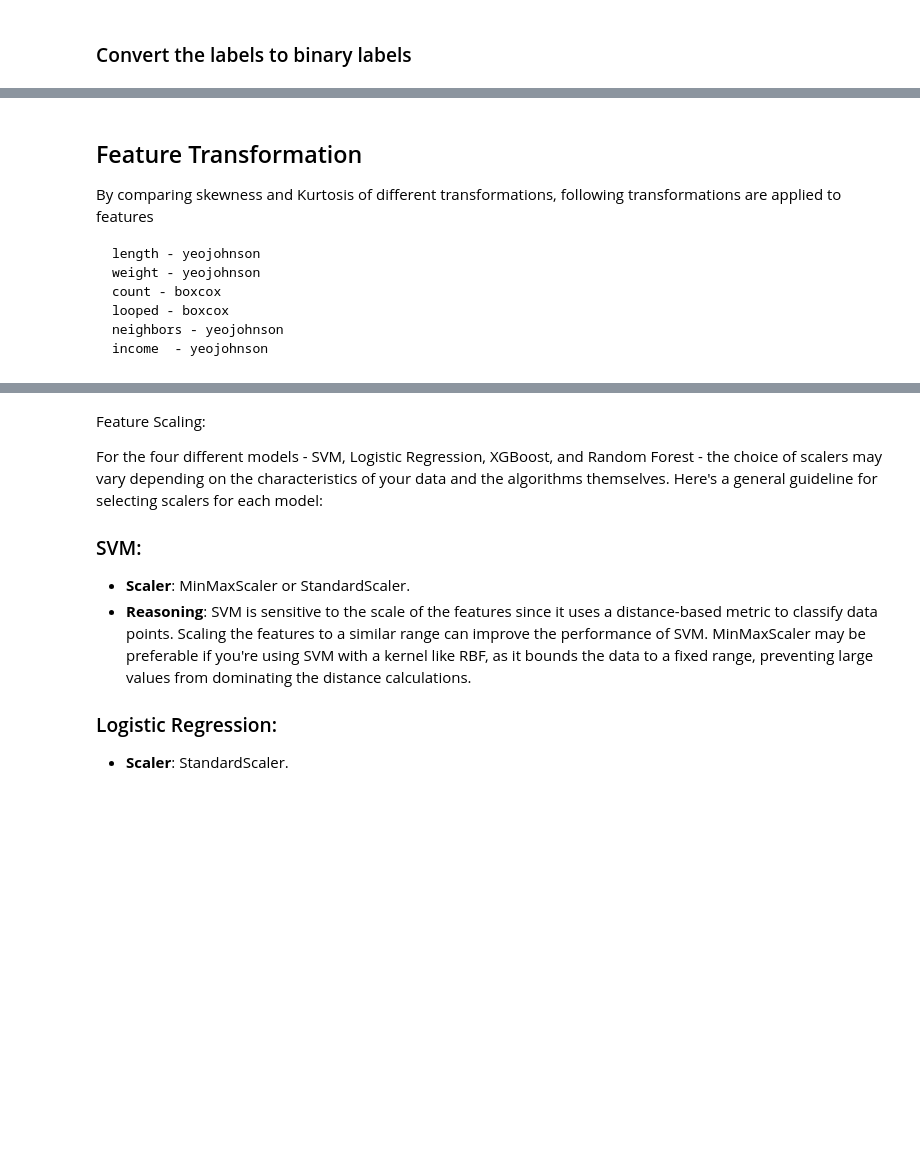
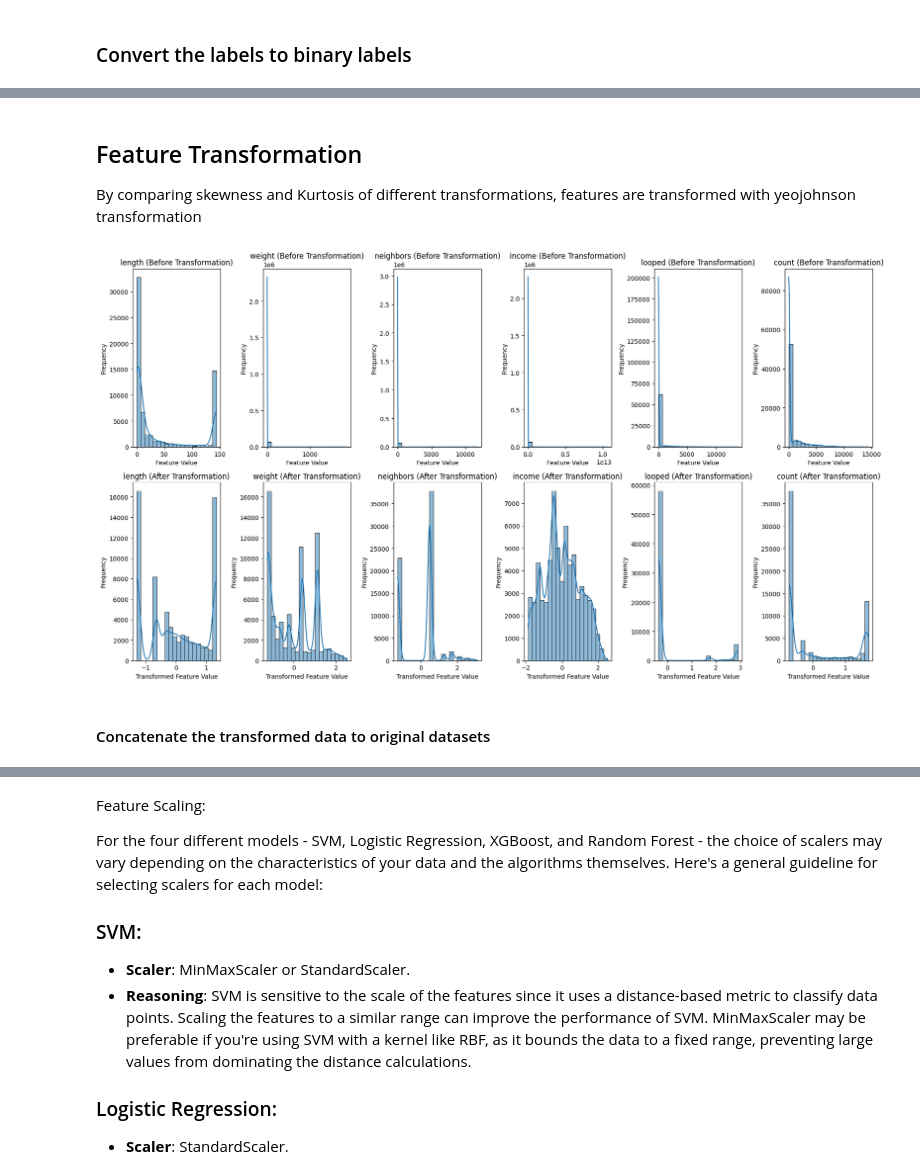
Before and after one commit to cepdnaclk/e19-co544-Bitcoin-Transaction-Analysis-for-Ransomware-Identification, a Jupyter notebook: Data_Preprocessing.ipynb, the cells around one changed output, grey strips where cells are left out. Drawn from its saved outputs; the diff is of its cells as text; code cells hidden in the pictures; blank space fills up the shorter version.

````diff
--- a/Data_Preprocessing.ipynb
+++ b/Data_Preprocessing.ipynb
@@ -58,13 +137,4 @@ Number of missing values in target: 0
 # %% [markdown]
 ## Feature Transformation
 
-By comparing skewness and Kurtosis of different transformations, following transformations are applied to features
-
-```
-length - yeojohnson
-weight - yeojohnson
-count - boxcox
-looped - boxcox
-neighbors - yeojohnson
-income  - yeojohnson
-```
+By comparing skewness and Kurtosis of different transformations, features are transformed with yeojohnson transformation
@@ -91,0 +141,47 @@ bitcoin_dataset['income_transformed'] = yeojohnson_transform(bitcoin_dataset['in
+# %%
+from sklearn.preprocessing import PowerTransformer
+
+# Select the features for transformation
+features_to_transform = ['length', 'weight', 'neighbors', 'income','looped','count']
+
+# Initialize PowerTransformer with the method set to 'yeo-johnson'
+yeojohnson_scaler = PowerTransformer(method='yeo-johnson')
+
+# Fit the PowerTransformer on the training data for the selected features
+yeojohnson_scaler.fit(X_train[features_to_transform])
+
+# Apply the transformations to the training set for the selected features
+X_train_transformed = X_train.copy()
+X_train_transformed[features_to_transform] = yeojohnson_scaler.transform(X_train[features_to_transform])
+
+# Apply the same transformations to the test set for the selected features
+X_test_transformed = X_test.copy()
+X_test_transformed[features_to_transform] = yeojohnson_scaler.transform(X_test[features_to_transform])
+# %%
+import matplotlib.pyplot as plt
+import seaborn as sns
+
+# Plot the histograms/density plots for the transformed features before and after transformation
+plt.figure(figsize=(18, 10))
+
+for i, feature in enumerate(features_to_transform, start=1):
+    # Before transformation
+    plt.subplot(2, len(features_to_transform), i)
+    sns.histplot(X_train[feature], bins=20, kde=True)
+    plt.title(f'{feature} (Before Transformation)')
+    plt.xlabel('Feature Value')
+    plt.ylabel('Frequency')
+
+    # After transformation
+    plt.subplot(2, len(features_to_transform), i + len(features_to_transform))
+    sns.histplot(X_train_transformed[feature], bins=20, kde=True)
+    plt.title(f'{feature} (After Transformation)')
+    plt.xlabel('Transformed Feature Value')
+    plt.ylabel('Frequency')
+
+plt.tight_layout()
+plt.show()
+# %% [output]
+[figure, added]
+# %% [markdown]
+#### Concatenate the transformed data to original datasets
````
Also changed, not shown: parts of 24 cells of this notebook.
